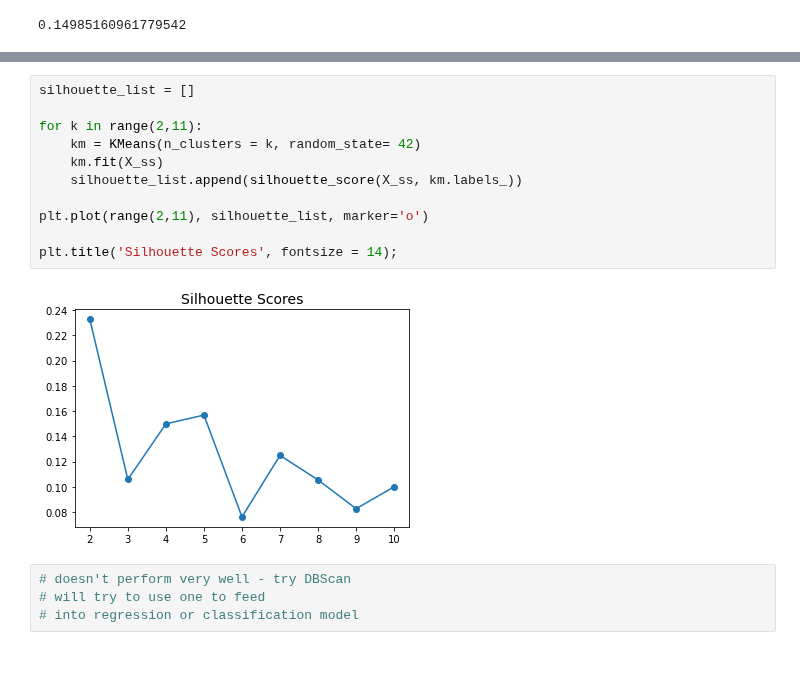
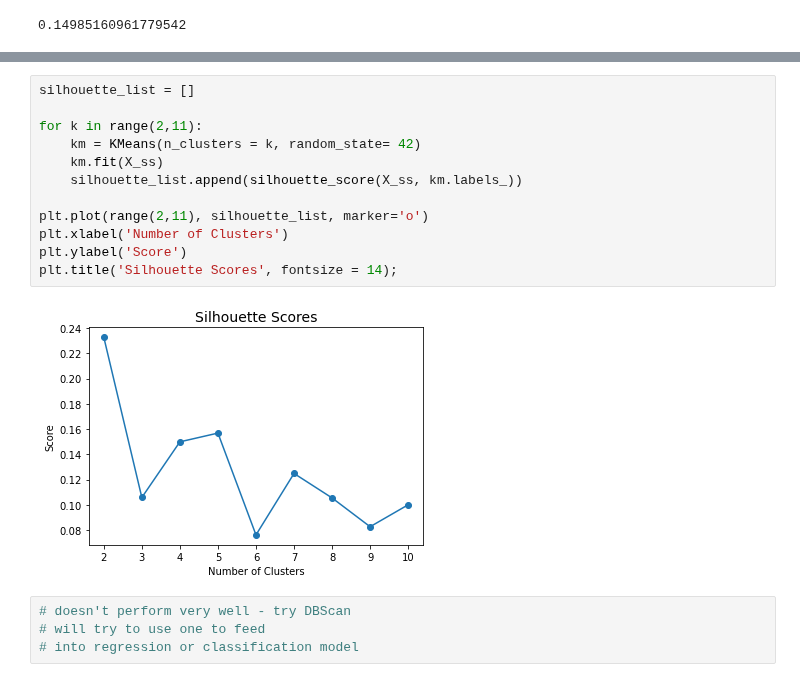
Before and after one commit to pemurp19/Predicting-HDI---Human-Development-Indicators, a Jupyter notebook: code/Clustering.ipynb, the cells around one changed output, grey strips where cells are left out. Drawn from its saved outputs; the diff is of its cells as text.

Commit message:
updated clustering plot

```diff
--- a/code/Clustering.ipynb
+++ b/code/Clustering.ipynb
@@ -116,16 +116,17 @@ plt.title('Inertia Scores', fontsize = 14);
 # %%
 silhouette_list = []
 
 for k in range(2,11):
     km = KMeans(n_clusters = k, random_state= 42)
     km.fit(X_ss)
     silhouette_list.append(silhouette_score(X_ss, km.labels_))
 
 plt.plot(range(2,11), silhouette_list, marker='o')
-
+plt.xlabel('Number of Clusters')
+plt.ylabel('Score')
 plt.title('Silhouette Scores', fontsize = 14);
 # %% [output]
-[figure, old version]
+[figure, new version]
 # %%
 # doesn't perform very well - try DBScan
 # will try to use one to feed
```
Also changed, not shown: parts of 1 cell of this notebook.
